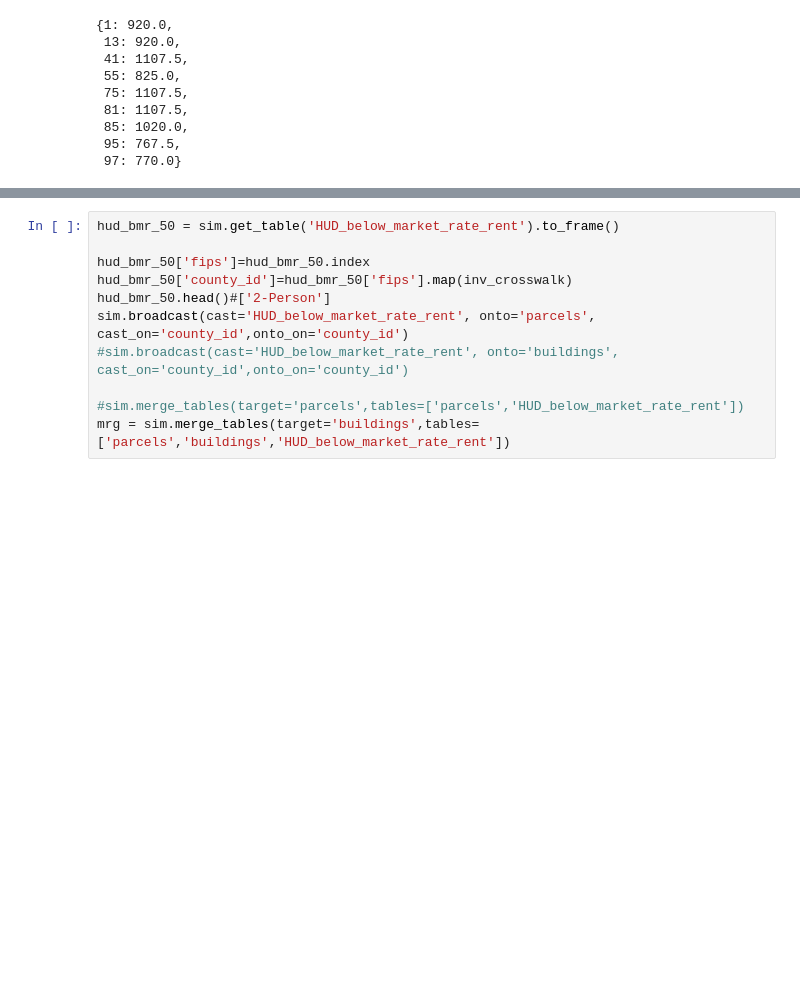
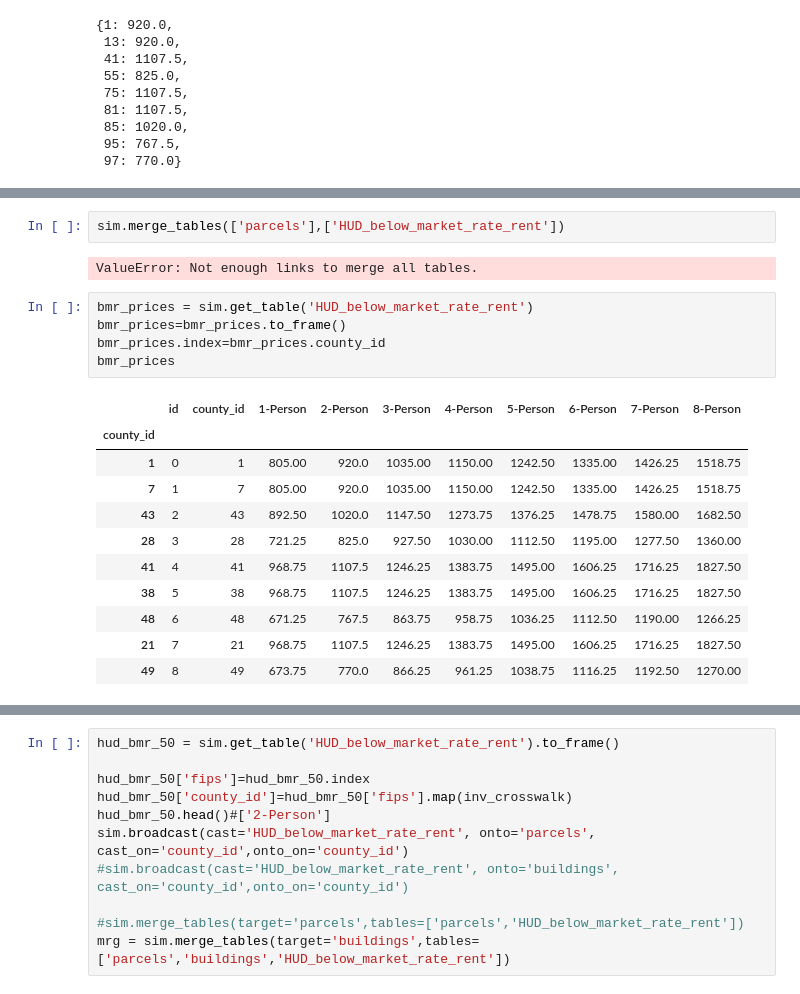
Before and after one commit to ual/bayarea_urbansim_archive, a Jupyter notebook: notebooks/Exploration-w-network.ipynb, the cells around one changed output, grey strips where cells are left out. Saved outputs shown, nothing was run; the diff lists cells and outputs as text; blank space fills up the shorter version.

```diff
--- a/notebooks/Exploration-w-network.ipynb
+++ b/notebooks/Exploration-w-network.ipynb
@@ -154,0 +104,21 @@ Total time to execute: 62.52s
+# %%
+sim.merge_tables(['parcels'],['HUD_below_market_rate_rent'])
+# %% [output]
+ValueError: Not enough links to merge all tables.
+# %%
+bmr_prices = sim.get_table('HUD_below_market_rate_rent')
+bmr_prices=bmr_prices.to_frame()
+bmr_prices.index=bmr_prices.county_id
+bmr_prices
+# %% [output]
+|  | id | county_id | 1-Person | 2-Person | 3-Person | 4-Person | 5-Person | 6-Person | 7-Person | 8-Person |
+| county_id |  |  |  |  |  |  |  |  |  |  |
+| 1 | 0 | 1 | 805.00 | 920.0 | 1035.00 | 1150.00 | 1242.50 | 1335.00 | 1426.25 | 1518.75 |
+| 7 | 1 | 7 | 805.00 | 920.0 | 1035.00 | 1150.00 | 1242.50 | 1335.00 | 1426.25 | 1518.75 |
+| 43 | 2 | 43 | 892.50 | 1020.0 | 1147.50 | 1273.75 | 1376.25 | 1478.75 | 1580.00 | 1682.50 |
+| 28 | 3 | 28 | 721.25 | 825.0 | 927.50 | 1030.00 | 1112.50 | 1195.00 | 1277.50 | 1360.00 |
+| 41 | 4 | 41 | 968.75 | 1107.5 | 1246.25 | 1383.75 | 1495.00 | 1606.25 | 1716.25 | 1827.50 |
+| 38 | 5 | 38 | 968.75 | 1107.5 | 1246.25 | 1383.75 | 1495.00 | 1606.25 | 1716.25 | 1827.50 |
+| 48 | 6 | 48 | 671.25 | 767.5 | 863.75 | 958.75 | 1036.25 | 1112.50 | 1190.00 | 1266.25 |
+| 21 | 7 | 21 | 968.75 | 1107.5 | 1246.25 | 1383.75 | 1495.00 | 1606.25 | 1716.25 | 1827.50 |
+| 49 | 8 | 49 | 673.75 | 770.0 | 866.25 | 961.25 | 1038.75 | 1116.25 | 1192.50 | 1270.00 |
```
Also changed, not shown: parts of 24 cells of this notebook, 3 other files.
